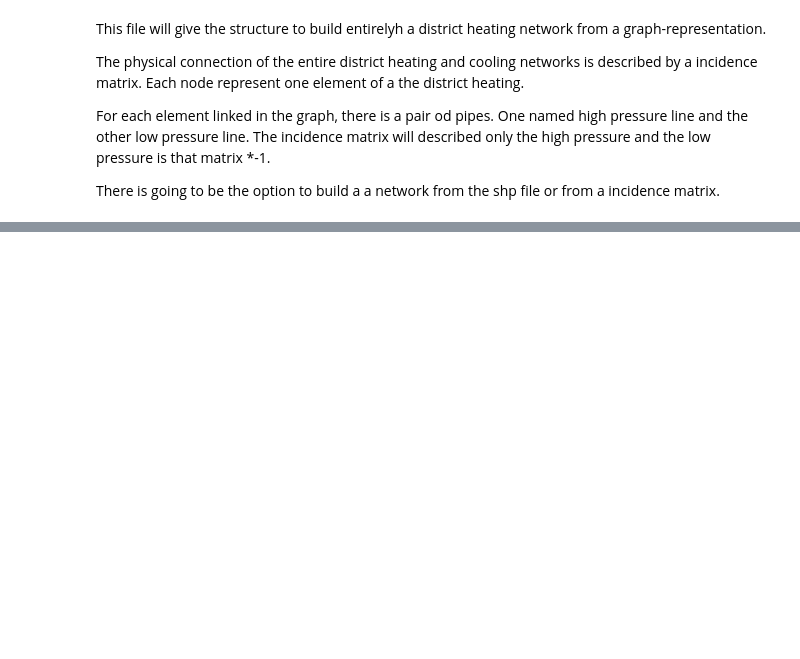
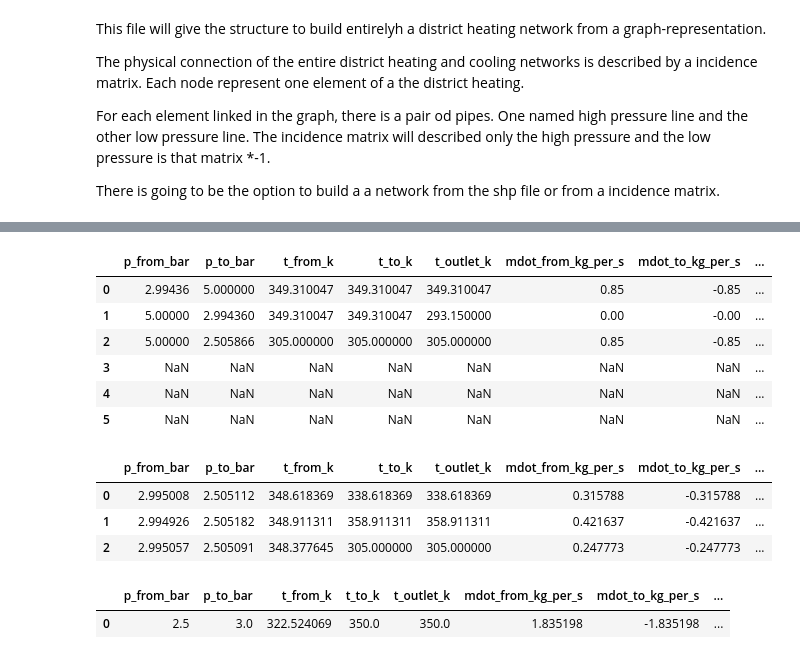
Before and after one commit to SerranoScope/Reduced_simulation, a Jupyter notebook: Simulation_Bases/Structure_information.ipynb, the cells around one changed output, grey strips where cells are left out. Cells and saved outputs as stored; diff of their text form; code cells hidden in the pictures; blank space fills up the shorter version.

```diff
--- a/Simulation_Bases/Structure_information.ipynb
+++ b/Simulation_Bases/Structure_information.ipynb
@@ -456,0 +577,22 @@ DHN.Creation_objects()
+# %%
+DHN.net.res_flow_control
+# %% [output]
+|  | p_from_bar | p_to_bar | t_from_k | t_to_k | t_outlet_k | mdot_from_kg_per_s | mdot_to_kg_per_s | ... |
+| 0 | 2.99436 | 5.000000 | 349.310047 | 349.310047 | 349.310047 | 0.85 | -0.85 | ... |
+| 1 | 5.00000 | 2.994360 | 349.310047 | 349.310047 | 293.150000 | 0.00 | -0.00 | ... |
+| 2 | 5.00000 | 2.505866 | 305.000000 | 305.000000 | 305.000000 | 0.85 | -0.85 | ... |
+| 3 | NaN | NaN | NaN | NaN | NaN | NaN | NaN | ... |
+| 4 | NaN | NaN | NaN | NaN | NaN | NaN | NaN | ... |
+| 5 | NaN | NaN | NaN | NaN | NaN | NaN | NaN | ... |
+# %%
+DHN.net.res_heat_consumer
+# %% [output]
+|  | p_from_bar | p_to_bar | t_from_k | t_to_k | t_outlet_k | mdot_from_kg_per_s | mdot_to_kg_per_s | ... |
+| 0 | 2.995008 | 2.505112 | 348.618369 | 338.618369 | 338.618369 | 0.315788 | -0.315788 | ... |
+| 1 | 2.994926 | 2.505182 | 348.911311 | 358.911311 | 358.911311 | 0.421637 | -0.421637 | ... |
+| 2 | 2.995057 | 2.505091 | 348.377645 | 305.000000 | 305.000000 | 0.247773 | -0.247773 | ... |
+# %%
+DHN.net.res_circ_pump_pressure
+# %% [output]
+|  | p_from_bar | p_to_bar | t_from_k | t_to_k | t_outlet_k | mdot_from_kg_per_s | mdot_to_kg_per_s | ... |
+| 0 | 2.5 | 3.0 | 322.524069 | 350.0 | 350.0 | 1.835198 | -1.835198 | ... |
```
Also changed, not shown: parts of 24 cells of this notebook, 6 other files.
